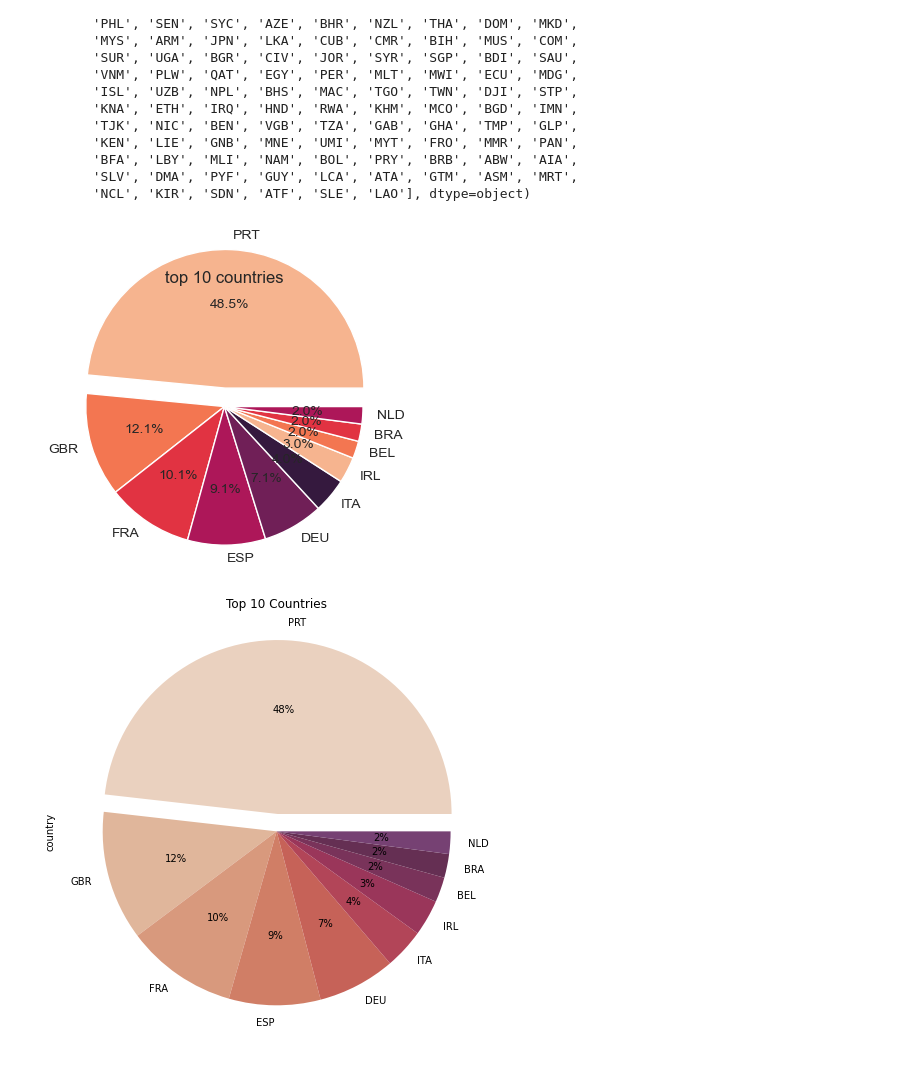
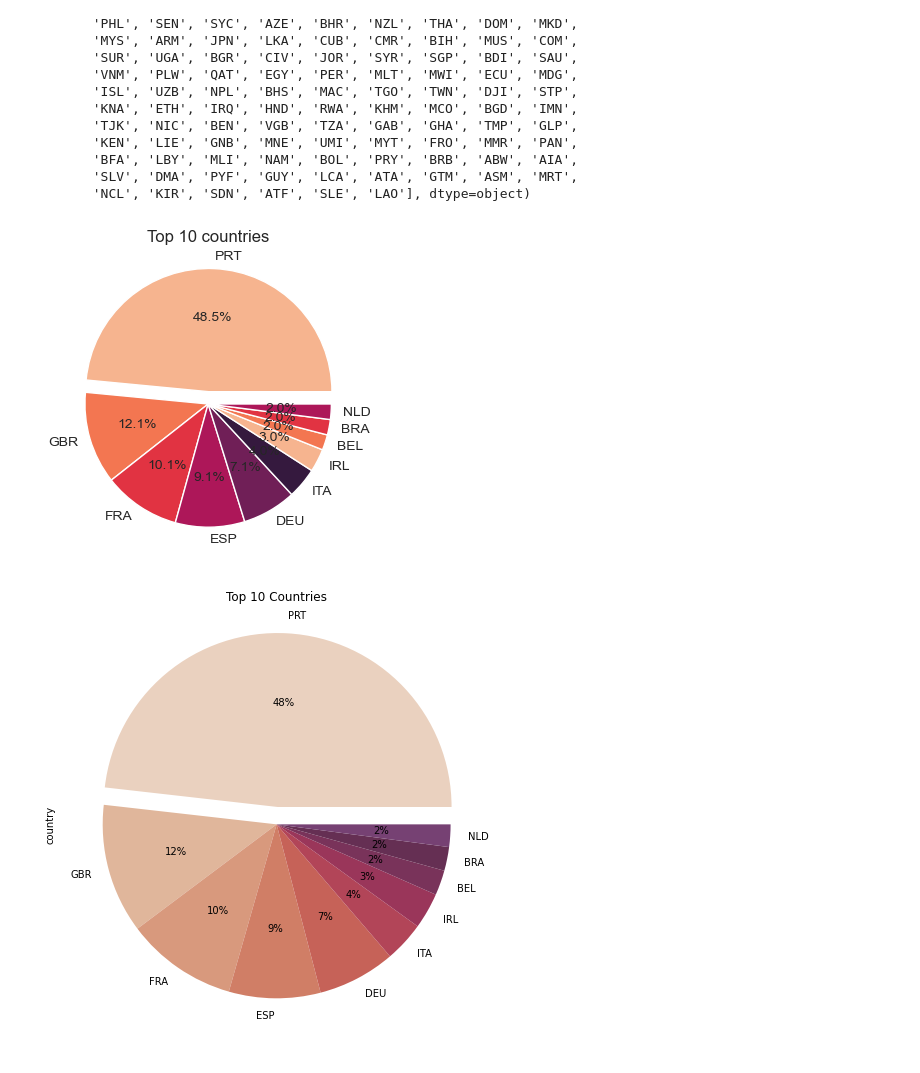
Before and after one commit to Tuwaiq-Data-Science-Bootcamp-V3/PCA-Lab1, a Jupyter notebook: CV_Assignment.ipynb, the cells around one changed output. Cells and saved outputs as stored; diff of their text form; code cells hidden in the pictures.

```diff
--- a/CV_Assignment.ipynb
+++ b/CV_Assignment.ipynb
@@ -218,17 +199,15 @@ array(['PRT', 'GBR', 'USA', 'ESP', 'IRL', 'FRA', nan, 'ROU', 'NOR', 'OMN',
 # %%
 countries = ['PRT','GBR','FRA','ESP','DEU','ITA','IRL','BEL','BRA','NLD']
 visitor = [48,12,10,9,7,4,3,2,2,2]
 
 #add colors
 #colors = sns.color_palette("ch:s=-.2,r=.6")
 colors = sns.color_palette("rocket_r")
-plt.figure(figsize=(5,3))
-plt.title("top 10 countries")
-plt.pie(visitor,labels=countries, autopct='%1.1f%%', colors =colors,radius=1.5 , explode=[0.2,0,0,0,0,0,0,0,0,0])
-
-plt.show()
+plt.figure(figsize=(5,4))
+plt.title("Top 10 countries")
+plt.pie(visitor,labels=countries, autopct='%1.1f%%', colors =colors, explode=[0.1,0,0,0,0,0,0,0,0,0]);
 # %% [output]
-[figure, old version]
+[figure, new version]
 # %%
 # %% [output]
 [figure]
```
Also changed, not shown: parts of 27 cells of this notebook.
